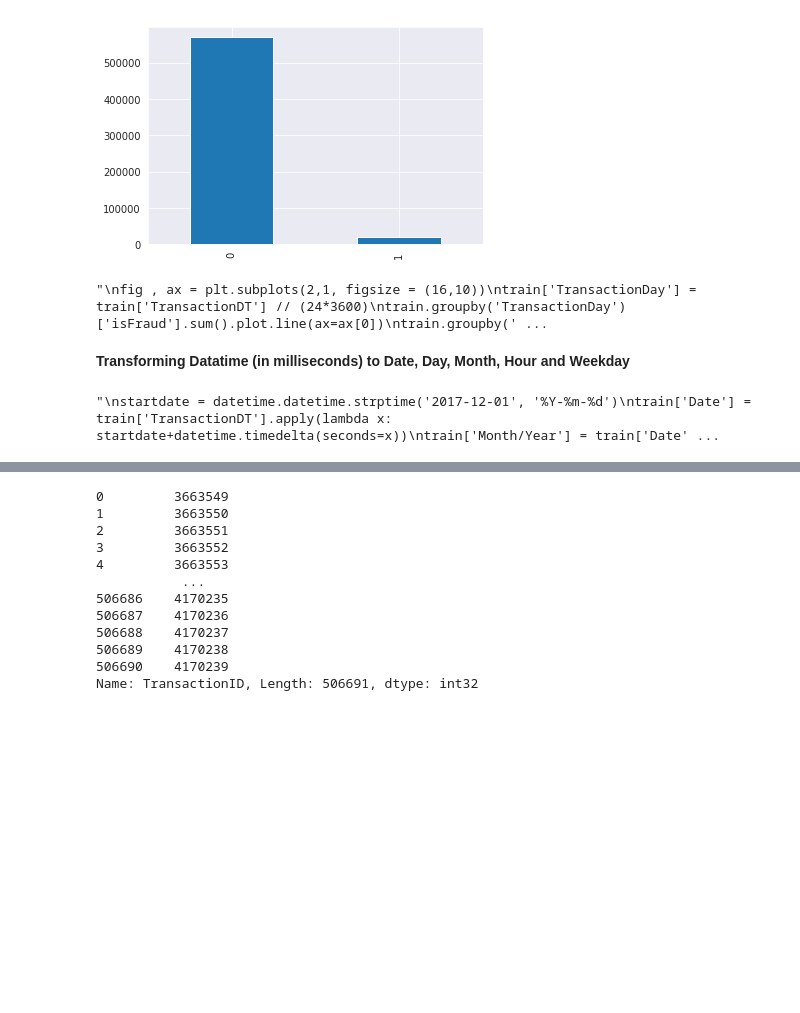
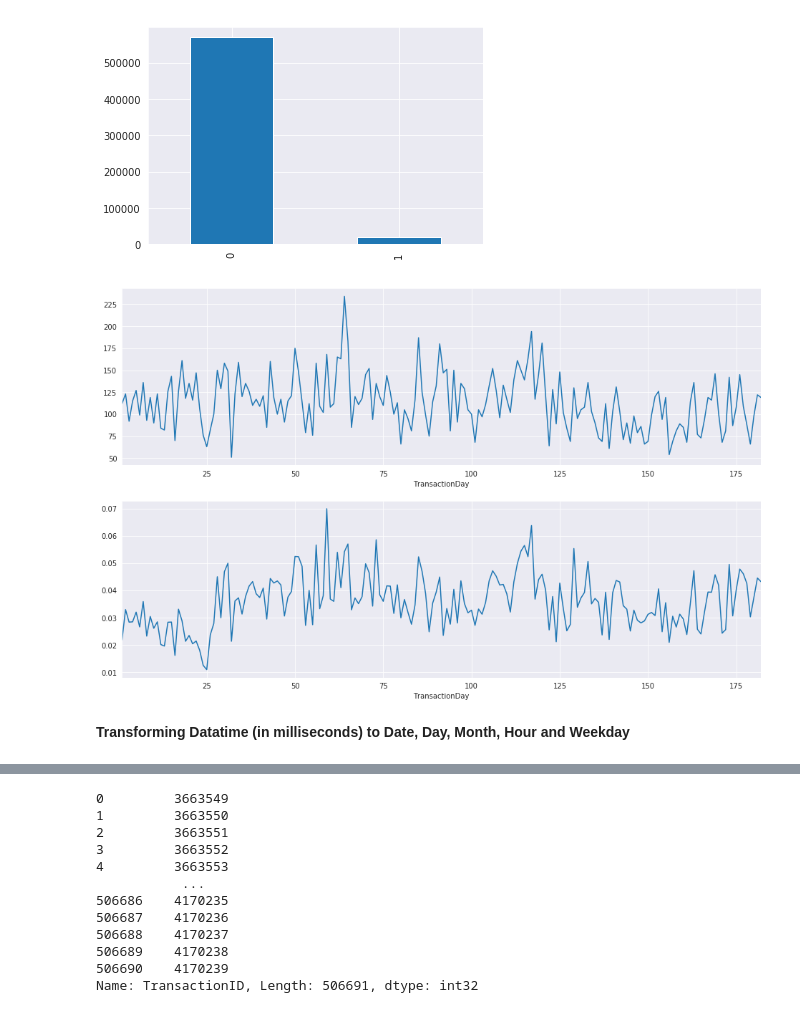
Before and after one commit to aitabuzaid/detect-fraud, a Jupyter notebook: ieee-cis.ipynb, the cells around one changed output, grey strips where cells are left out. Drawn from its saved outputs; the diff is of its cells as text; code cells hidden in the pictures; blank space fills up the shorter version.

```diff
--- a/ieee-cis.ipynb
+++ b/ieee-cis.ipynb
@@ -102,26 +102,22 @@ train['isFraud'].value_counts().plot.bar();
 Name: isFraud, dtype: int64
 [figure]
 # %%
-'''
+
 fig , ax = plt.subplots(2,1, figsize = (16,10))
 train['TransactionDay'] = train['TransactionDT'] // (24*3600)
-train.groupby('TransactionDay')['isFraud'].sum().plot.line(ax=ax[0])
-train.groupby('TransactionDay')['isFraud'].mean().plot.line(ax=ax[1])
-'''
+train.groupby('TransactionDay')['isFraud'].sum().plot.line(ax=ax[0]);
+train.groupby('TransactionDay')['isFraud'].mean().plot.line(ax=ax[1]);
 # %% [output]
-"\nfig , ax = plt.subplots(2,1, figsize = (16,10))\ntrain['TransactionDay'] = train['TransactionDT'] // (24*3600)\ntrain.groupby('TransactionDay')['isFraud'].sum().plot.line(ax=ax[0])\ntrain.groupby(' ...
+[figure, added]
 # %% [markdown]
 **Transforming Datatime (in milliseconds) to Date, Day, Month, Hour and Weekday**
 # %%
 # Assuming Dec 2017 as the start date for the data
-'''
+
 startdate = datetime.datetime.strptime('2017-12-01', '%Y-%m-%d')
 train['Date'] = train['TransactionDT'].apply(lambda x: startdate+datetime.timedelta(seconds=x))
 train['Month/Year'] = train['Date'].dt.month.astype(str)+'/'+train['Date'].dt.year.astype(str)
 train['Weekday'] = train['Date'].dt.dayofweek
 train['Hour'] = train['Date'].dt.hour
 train['Day'] = train['Date'].dt.day
-'''
-# %% [output]
-"\nstartdate = datetime.datetime.strptime('2017-12-01', '%Y-%m-%d')\ntrain['Date'] = train['TransactionDT'].apply(lambda x: startdate+datetime.timedelta(seconds=x))\ntrain['Month/Year'] = train['Date' ...
 # %%
```
Also changed, not shown: parts of 9 cells of this notebook.
